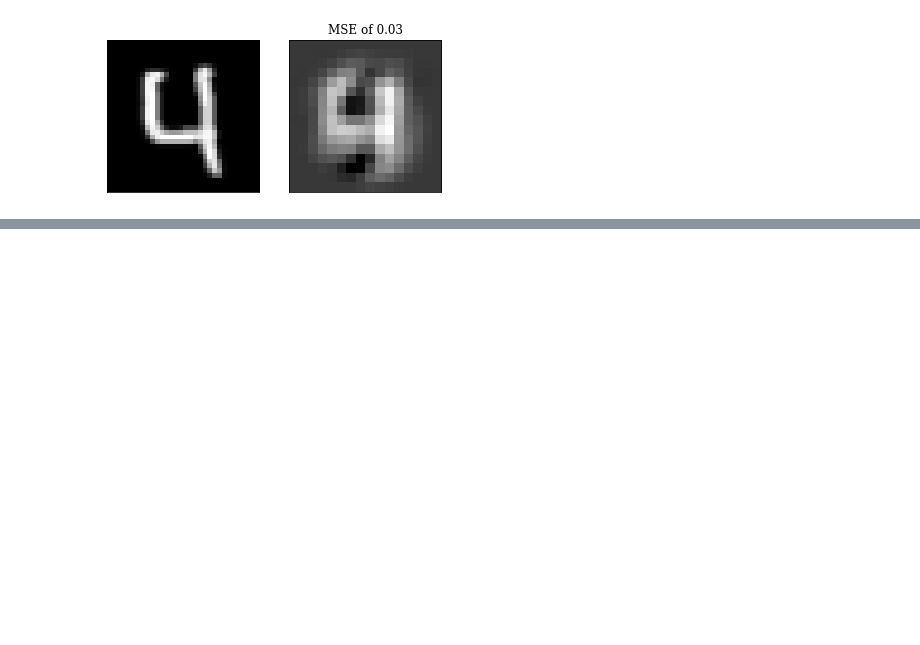
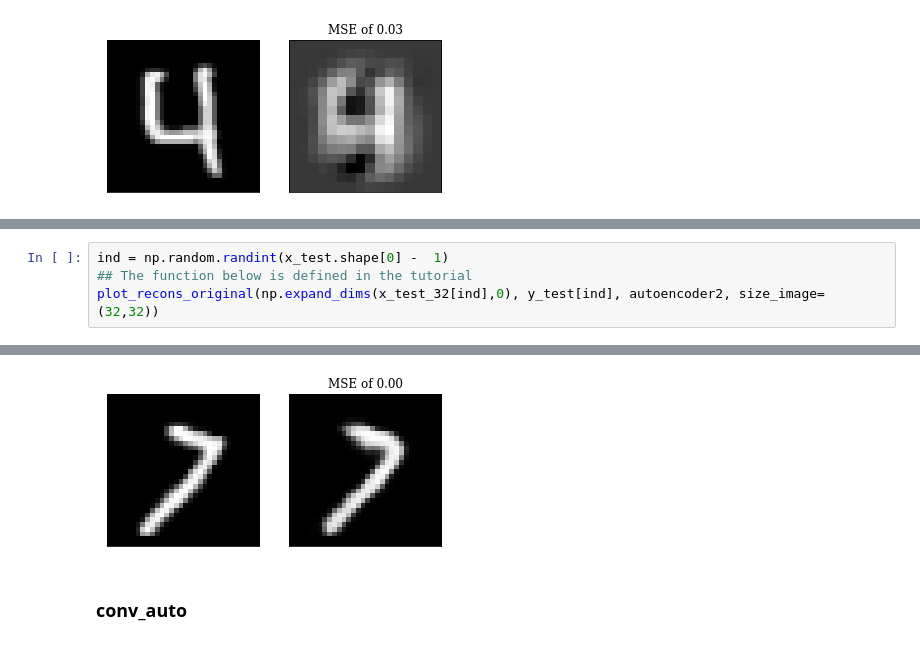
Before and after one commit to limited-fion/deep-learning-cw, a Jupyter notebook: 06_cw.ipynb, the cells around one changed output, grey strips where cells are left out. Drawn from its saved outputs; the diff is of its cells as text; blank space fills up the shorter version.

```diff
--- a/06_cw.ipynb
+++ b/06_cw.ipynb
@@ -306,0 +545,5 @@ plot_recons_original(np.expand_dims(x_test_32[ind],0), y_test[ind], conv_autoenc
+# %%
+ind = np.random.randint(x_test.shape[0] -  1)
+## The function below is defined in the tutorial
+plot_recons_original(np.expand_dims(x_test_32[ind],0), y_test[ind], autoencoder2, size_image=(32,32))
+# %% [output]
@@ -306,0 +551,3 @@ plot_recons_original(np.expand_dims(x_test_32[ind],0), y_test[ind], conv_autoenc
+[figure, added]
+# %% [markdown]
+### conv_auto
```
Also changed, not shown: parts of 20 cells of this notebook.
